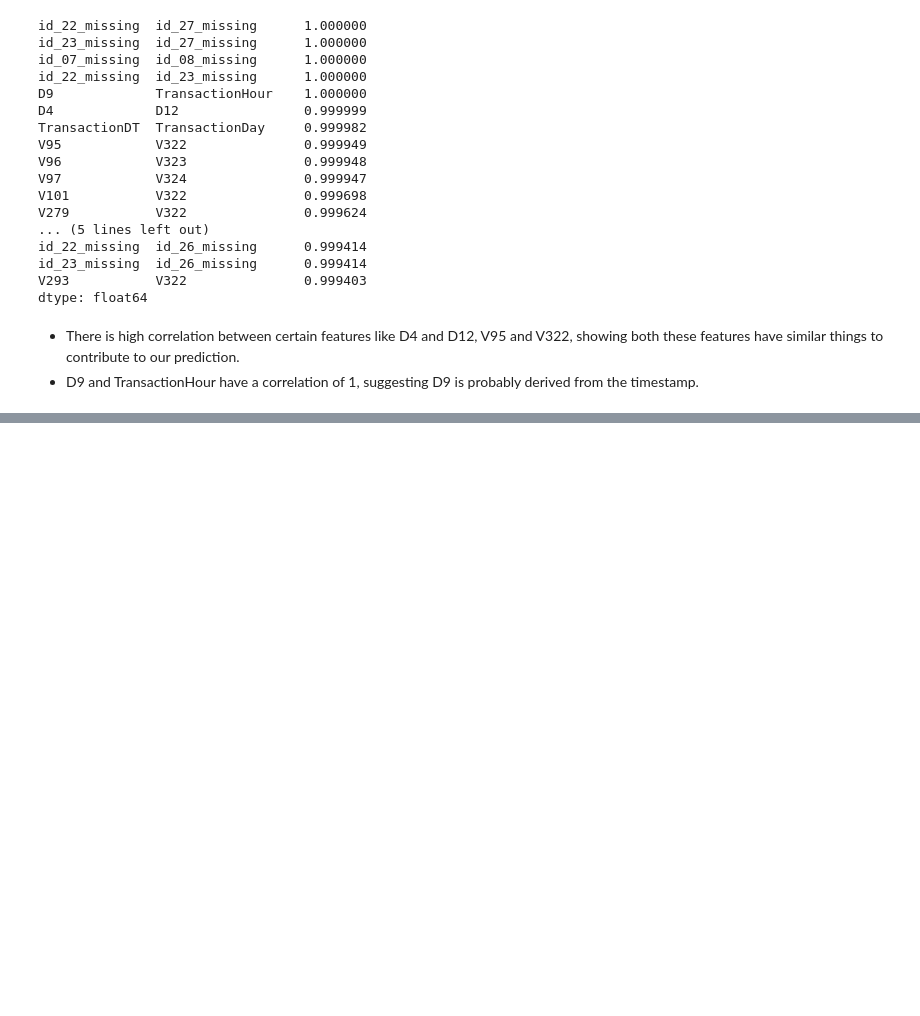
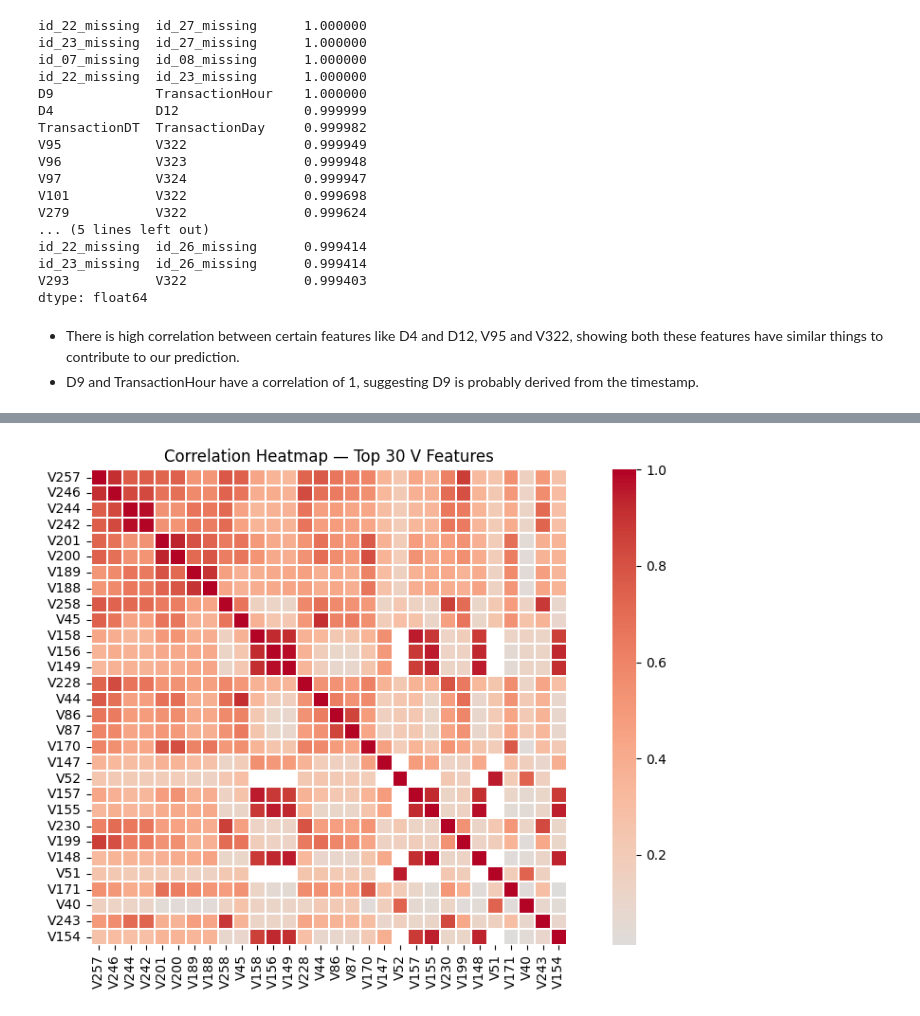
Before and after one commit to Mansi-Jadhav/End-to-End-Fraud-Detection, a Jupyter notebook: 1. EDA.ipynb, the cells around one changed output, grey strips where cells are left out. Saved outputs shown, nothing was run; the diff lists cells and outputs as text; code cells hidden in the pictures; blank space fills up the shorter version.

```diff
--- a/1. EDA.ipynb
+++ b/1. EDA.ipynb
@@ -804,0 +1086,20 @@ dtype: float64
+# %%
+top_v_cols = v_target_corr.head(30).index.tolist()
+
+plt.figure(figsize=(10, 6))
+corr_matrix = v_feats[top_v_cols].corr()
+
+sns.heatmap(
+    corr_matrix,
+    cmap='coolwarm',
+    center=0,
+    linewidths=0.3,
+    annot=False,       # too many features to annotate legibly
+    square=True
+)
+
+plt.title('Correlation Heatmap — Top 30 V Features')
+plt.tight_layout()
+plt.show()
+# %% [output]
+[figure, added]
```
Also changed, not shown: parts of 37 cells of this notebook.
